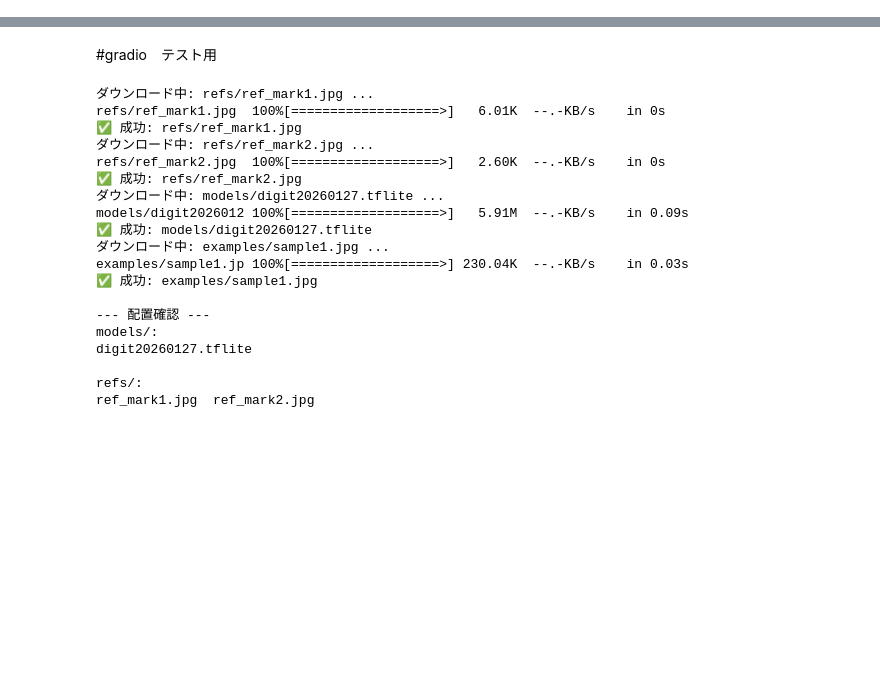
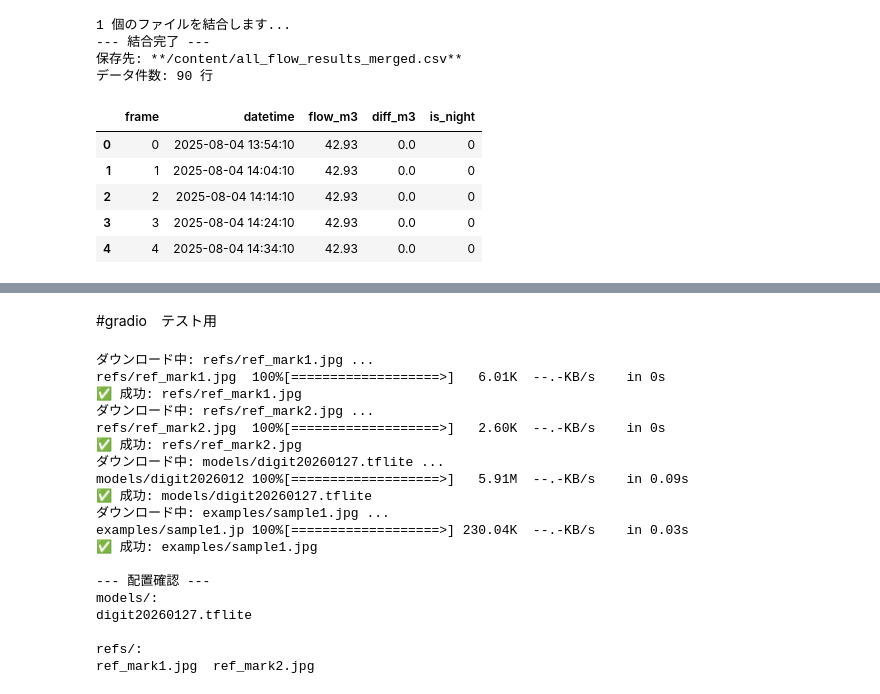
Before and after one commit to 1900690/Water-meter-reading, a Jupyter notebook: water_meter_reading.ipynb, the cells around one changed output, grey strips where cells are left out. Cells and saved outputs as stored; diff of their text form; code cells hidden in the pictures; blank space fills up the shorter version.

```diff
--- a/water_meter_reading.ipynb
+++ b/water_meter_reading.ipynb
@@ -528,0 +344,57 @@ archive_path = shutil.make_archive(zip_filename, 'zip', folder_path)
+# %%
+#@title CSVファイル結合プログラム { display-mode: "form" }
+INPUT_FOLDER = "/content/flow_csv_logs" #@param {type:"string"}
+MERGED_FILENAME = "all_flow_results_merged.csv" #@param {type:"string"}
+
+import pandas as pd
+import glob
+import os
+
+def merge_csv_files():
+    # フォルダ内のCSVファイルを検索
+    file_pattern = os.path.join(INPUT_FOLDER, "*flow_results.csv")
+    csv_files = glob.glob(file_pattern)
+
+    if not csv_files:
+        print("CSVファイルが見つかりませんでした。入力フォルダのパスを確認してください。")
+        return
+
+    print(f"{len(csv_files)} 個のファイルを結合します...")
+
+    df_list = []
+    for file in csv_files:
+        # 結合済みのファイルが混ざらないようにチェック（念のため）
+        if MERGED_FILENAME in file:
+            continue
+        df = pd.read_csv(file)
+        df_list.append(df)
+
+    # 全データを縦に結合
+    merged_df = pd.concat(df_list, ignore_index=True)
+
+    # 日時(datetime)列を基準に並べ替え
+    merged_df['datetime'] = pd.to_datetime(merged_df['datetime'])
+    merged_df = merged_df.sort_values(by='datetime').reset_index(drop=True)
+
+    # --- 変更点：保存先を /content/ 直下に指定 ---
+    output_path = os.path.join("/content/", MERGED_FILENAME)
+    merged_df.to_csv(output_path, index=False)
+
+    print(f"--- 結合完了 ---")
+    print(f"保存先: **{output_path}**")
+    print(f"データ件数: {len(merged_df)} 行")
+    display(merged_df.head())
+
+if __name__ == "__main__":
+    merge_csv_files()
+# %% [output]
+1 個のファイルを結合します...
+--- 結合完了 ---
+保存先: **/content/all_flow_results_merged.csv**
+データ件数: 90 行
+|  | frame | datetime | flow_m3 | diff_m3 | is_night |
+| 0 | 0 | 2025-08-04 13:54:10 | 42.93 | 0.0 | 0 |
+| 1 | 1 | 2025-08-04 14:04:10 | 42.93 | 0.0 | 0 |
+| 2 | 2 | 2025-08-04 14:14:10 | 42.93 | 0.0 | 0 |
+| 3 | 3 | 2025-08-04 14:24:10 | 42.93 | 0.0 | 0 |
+| 4 | 4 | 2025-08-04 14:34:10 | 42.93 | 0.0 | 0 |
```
Also changed, not shown: parts of 9 cells of this notebook.
